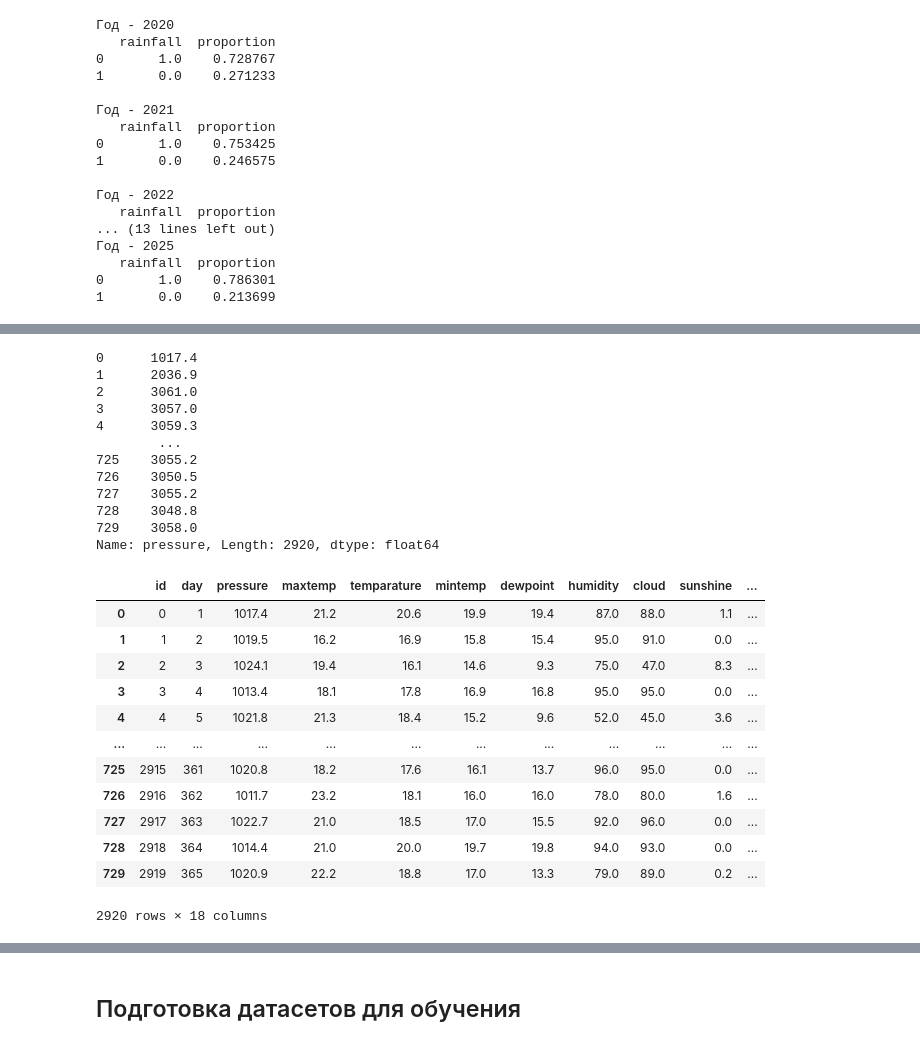
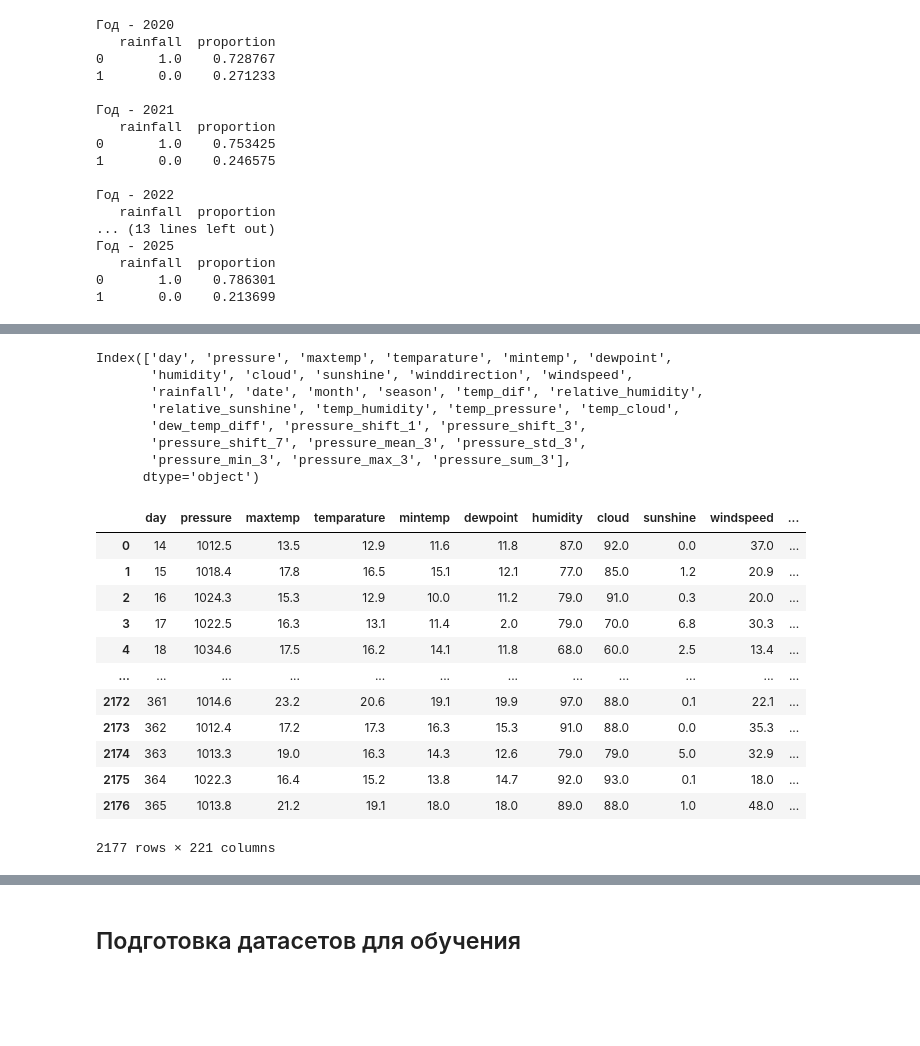
Before and after one commit to barbak11/rainfall_prediction, a Jupyter notebook: rainfall.ipynb, the cells around one changed output, grey strips where cells are left out. Saved outputs shown, nothing was run; the diff lists cells and outputs as text; code cells hidden in the pictures; blank space fills up the shorter version.

```diff
--- a/rainfall.ipynb
+++ b/rainfall.ipynb
@@ -498,31 +542,40 @@ df_full
-# %%
-df_full['pressure'].rolling(3, min_periods=1).sum()
-# %% [output]
-0      1017.4
-1      2036.9
-2      3061.0
-3      3057.0
-4      3059.3
-        ...
-725    3055.2
-726    3050.5
-727    3055.2
-728    3048.8
-729    3058.0
-Name: pressure, Length: 2920, dtype: float64
+# %%
+df_full = df_full.drop(['year'], axis=1)
+# %%
+object_cols = ['sudden_temp_change','is_sunshine','is_cloud','low_pressure']
+
+for col in object_cols:
+    df_full[col] = df_full[col].astype('str')
 # %%
-df_full
+df_full.columns[:30]
 # %% [output]
-|  | id | day | pressure | maxtemp | temparature | mintemp | dewpoint | humidity | cloud | sunshine | ... |
-| 0 | 0 | 1 | 1017.4 | 21.2 | 20.6 | 19.9 | 19.4 | 87.0 | 88.0 | 1.1 | ... |
-| 1 | 1 | 2 | 1019.5 | 16.2 | 16.9 | 15.8 | 15.4 | 95.0 | 91.0 | 0.0 | ... |
-| 2 | 2 | 3 | 1024.1 | 19.4 | 16.1 | 14.6 | 9.3 | 75.0 | 47.0 | 8.3 | ... |
-| 3 | 3 | 4 | 1013.4 | 18.1 | 17.8 | 16.9 | 16.8 | 95.0 | 95.0 | 0.0 | ... |
-| 4 | 4 | 5 | 1021.8 | 21.3 | 18.4 | 15.2 | 9.6 | 52.0 | 45.0 | 3.6 | ... |
-| ... | ... | ... | ... | ... | ... | ... | ... | ... | ... | ... | ... |
-| 725 | 2915 | 361 | 1020.8 | 18.2 | 17.6 | 16.1 | 13.7 | 96.0 | 95.0 | 0.0 | ... |
-| 726 | 2916 | 362 | 1011.7 | 23.2 | 18.1 | 16.0 | 16.0 | 78.0 | 80.0 | 1.6 | ... |
-| 727 | 2917 | 363 | 1022.7 | 21.0 | 18.5 | 17.0 | 15.5 | 92.0 | 96.0 | 0.0 | ... |
-| 728 | 2918 | 364 | 1014.4 | 21.0 | 20.0 | 19.7 | 19.8 | 94.0 | 93.0 | 0.0 | ... |
-| 729 | 2919 | 365 | 1020.9 | 22.2 | 18.8 | 17.0 | 13.3 | 79.0 | 89.0 | 0.2 | ... |
-2920 rows × 18 columns
+Index(['day', 'pressure', 'maxtemp', 'temparature', 'mintemp', 'dewpoint',
+       'humidity', 'cloud', 'sunshine', 'winddirection', 'windspeed',
+       'rainfall', 'date', 'month', 'season', 'temp_dif', 'relative_humidity',
+       'relative_sunshine', 'temp_humidity', 'temp_pressure', 'temp_cloud',
+       'dew_temp_diff', 'pressure_shift_1', 'pressure_shift_3',
+       'pressure_shift_7', 'pressure_mean_3', 'pressure_std_3',
+       'pressure_min_3', 'pressure_max_3', 'pressure_sum_3'],
+      dtype='object')
+# %%
+# Разделяем обратно на трейн и тест
+train = df_full[df_full['rainfall'].isna()==False]
+test = df_full[df_full['rainfall'].isna()].drop(['rainfall'], axis=1)
+# %%
+train_for_corr = train.select_dtypes(include='number').reset_index(drop=True)#.drop(['date'], axis=1)
+# %%
+train_for_corr
+# %% [output]
+|  | day | pressure | maxtemp | temparature | mintemp | dewpoint | humidity | cloud | sunshine | windspeed | ... |
+| 0 | 14 | 1012.5 | 13.5 | 12.9 | 11.6 | 11.8 | 87.0 | 92.0 | 0.0 | 37.0 | ... |
+| 1 | 15 | 1018.4 | 17.8 | 16.5 | 15.1 | 12.1 | 77.0 | 85.0 | 1.2 | 20.9 | ... |
+| 2 | 16 | 1024.3 | 15.3 | 12.9 | 10.0 | 11.2 | 79.0 | 91.0 | 0.3 | 20.0 | ... |
+| 3 | 17 | 1022.5 | 16.3 | 13.1 | 11.4 | 2.0 | 79.0 | 70.0 | 6.8 | 30.3 | ... |
+| 4 | 18 | 1034.6 | 17.5 | 16.2 | 14.1 | 11.8 | 68.0 | 60.0 | 2.5 | 13.4 | ... |
+| ... | ... | ... | ... | ... | ... | ... | ... | ... | ... | ... | ... |
+| 2172 | 361 | 1014.6 | 23.2 | 20.6 | 19.1 | 19.9 | 97.0 | 88.0 | 0.1 | 22.1 | ... |
+| 2173 | 362 | 1012.4 | 17.2 | 17.3 | 16.3 | 15.3 | 91.0 | 88.0 | 0.0 | 35.3 | ... |
+| 2174 | 363 | 1013.3 | 19.0 | 16.3 | 14.3 | 12.6 | 79.0 | 79.0 | 5.0 | 32.9 | ... |
+| 2175 | 364 | 1022.3 | 16.4 | 15.2 | 13.8 | 14.7 | 92.0 | 93.0 | 0.1 | 18.0 | ... |
+| 2176 | 365 | 1013.8 | 21.2 | 19.1 | 18.0 | 18.0 | 89.0 | 88.0 | 1.0 | 48.0 | ... |
+2177 rows × 221 columns
```
Also changed, not shown: parts of 16 cells of this notebook.
